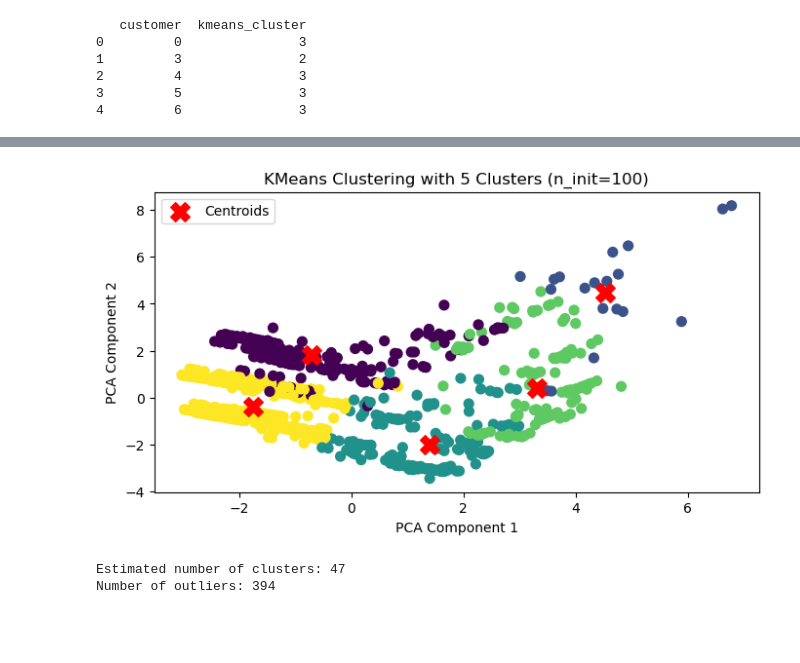
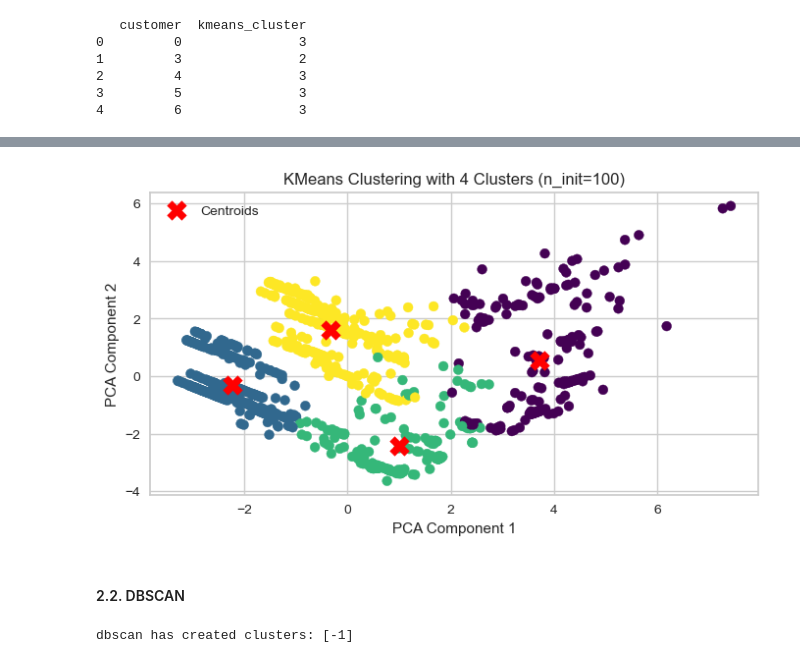
Before and after one commit to Wendyessilfie/Business-statistics-, a Jupyter notebook: new_taoyin_wendy-1.ipynb, the cells around one changed output, grey strips where cells are left out. Saved outputs shown, nothing was run; the diff lists cells and outputs as text; code cells hidden in the pictures; blank space fills up the shorter version.

```diff
--- a/new_taoyin_wendy-1.ipynb
+++ b/new_taoyin_wendy-1.ipynb
@@ -848,39 +848,24 @@ plt.show()
 # %%
-# Choose the number of clusters based on the Elbow method (e.g., 5)
-n_clusters = 5
+# Choose the number of clusters based on the Elbow method (e.g., 4)
+n_clusters = 4
 kmeans = KMeans(n_clusters=n_clusters, random_state=42, n_init=100)  # Set n_init to 100 for robustness
 merged_data['kmeans_cluster'] = kmeans.fit_predict(scaled_features)
 
 # Apply PCA to reduce data to 2 dimensions for plotting
-#pca = PCA(n_components=2)
-#reduced_features = pca.fit_transform(scaled_features)
+pca = PCA(n_components=2)
+reduced_features = pca.fit_transform(scaled_features)
 
 # Plot the clusters
 plt.figure(figsize=(8, 4))
 plt.scatter(reduced_features[:, 0], reduced_features[:, 1], c=merged_data['kmeans_cluster'], cmap='viridis', s=50)
 plt.scatter(pca.transform(kmeans.cluster_centers_)[:, 0], pca.transform(kmeans.cluster_centers_)[:, 1],
             c='red', marker='X', s=200, label='Centroids')
 plt.title(f'KMeans Clustering with {n_clusters} Clusters (n_init=100)')
 plt.xlabel('PCA Component 1')
 plt.ylabel('PCA Component 2')
 plt.legend()
 plt.show()
 # %% [output]
-[figure, old version]
+[figure, new version]
-# %%
-# Set parameters for DBSCAN
-eps = 0.5  # You may need to tune this
-min_samples = 5  # Minimum points to form a cluster
-
-# Apply DBSCAN
-dbscan = DBSCAN(eps=eps, min_samples=min_samples)
-merged_data['dbscan_cluster'] = dbscan.fit_predict(scaled_features)
-
-# Check the number of clusters and outliers
-n_clusters = len(set(merged_data['dbscan_cluster'])) - (1 if -1 in merged_data['dbscan_cluster'] else 0)
-n_outliers = list(merged_data['dbscan_cluster']).count(-1)
-print(f'Estimated number of clusters: {n_clusters}')
-print(f'Number of outliers: {n_outliers}')
-# %% [output]
-Estimated number of clusters: 47
-Number of outliers: 394
+# %% [markdown]
+#### 2.2. DBSCAN
@@ -886,0 +874,11 @@ Number of outliers: 394
+# %%
+# min_samples >= P+1, with P the number of features
+min_samples = scaled_features.shape[1] + 1
+
+#DBSCAN model building
+dbscan = DBSCAN(eps = 0.5, min_samples = min_samples)
+db_clusters = dbscan.fit_predict(scaled_features)
+
+print('dbscan has created clusters:', list(set(db_clusters)))
+# %% [output]
+dbscan has created clusters: [-1]
```
Also changed, not shown: parts of 10 cells of this notebook.
